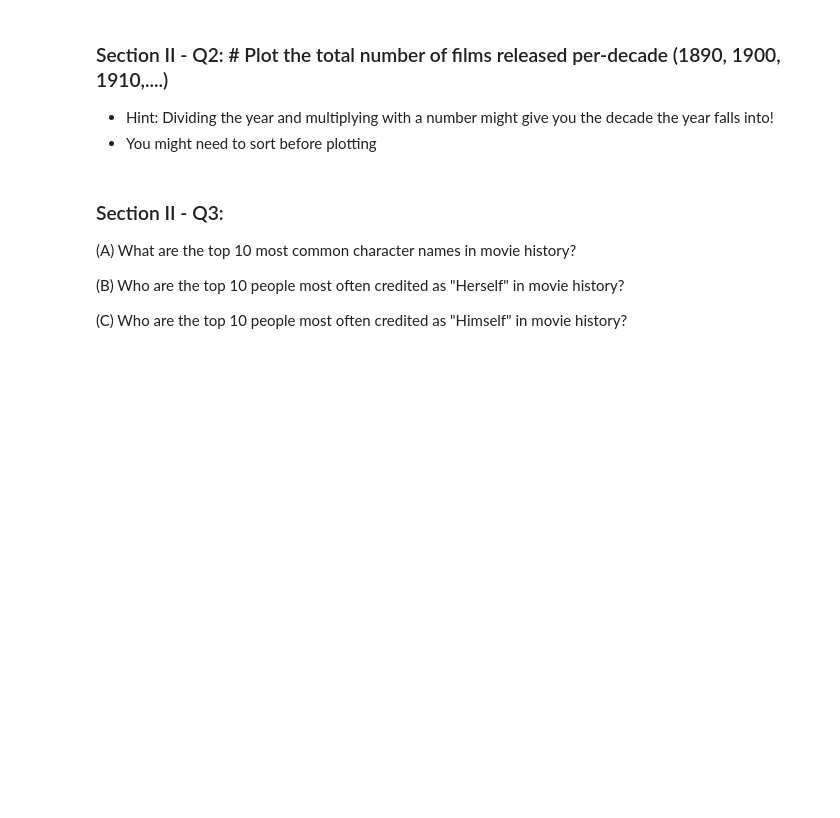
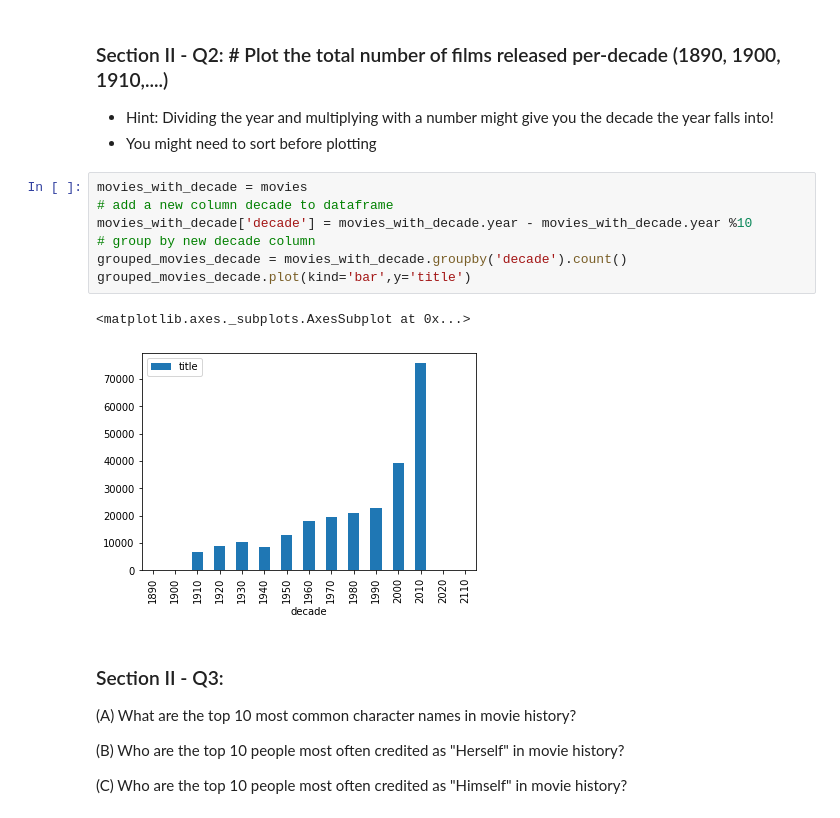
Before and after one commit to springboard-curriculum/mec-mini-projects, a Jupyter notebook: mec-5.3.10-data-wranging-with-pandas-mini-project/Mini_Project_Data_Wrangling_Pandas.ipynb, the cells around one changed output. Saved outputs shown, nothing was run; the diff lists cells and outputs as text; blank space fills up the shorter version.

```diff
--- a/mec-5.3.10-data-wranging-with-pandas-mini-project/Mini_Project_Data_Wrangling_Pandas.ipynb
+++ b/mec-5.3.10-data-wranging-with-pandas-mini-project/Mini_Project_Data_Wrangling_Pandas.ipynb
@@ -198,6 +442,16 @@ top_ten.plot(kind='barh')
 ### Section II - Q2: # Plot the total number of films released per-decade (1890, 1900, 1910,....)
 - Hint: Dividing the year and multiplying with a number might give you the decade the year falls into!
 - You might need to sort before plotting
+# %%
+movies_with_decade = movies
+# add a new column decade to dataframe
+movies_with_decade['decade'] = movies_with_decade.year - movies_with_decade.year %10
+# group by new decade column
+grouped_movies_decade = movies_with_decade.groupby('decade').count()
+grouped_movies_decade.plot(kind='bar',y='title')
+# %% [output]
+<matplotlib.axes._subplots.AxesSubplot at 0x...>
+[figure, added]
 # %% [markdown]
 ### Section II - Q3:
 
```
Also changed, not shown: parts of 46 cells of this notebook, 19 other files.
